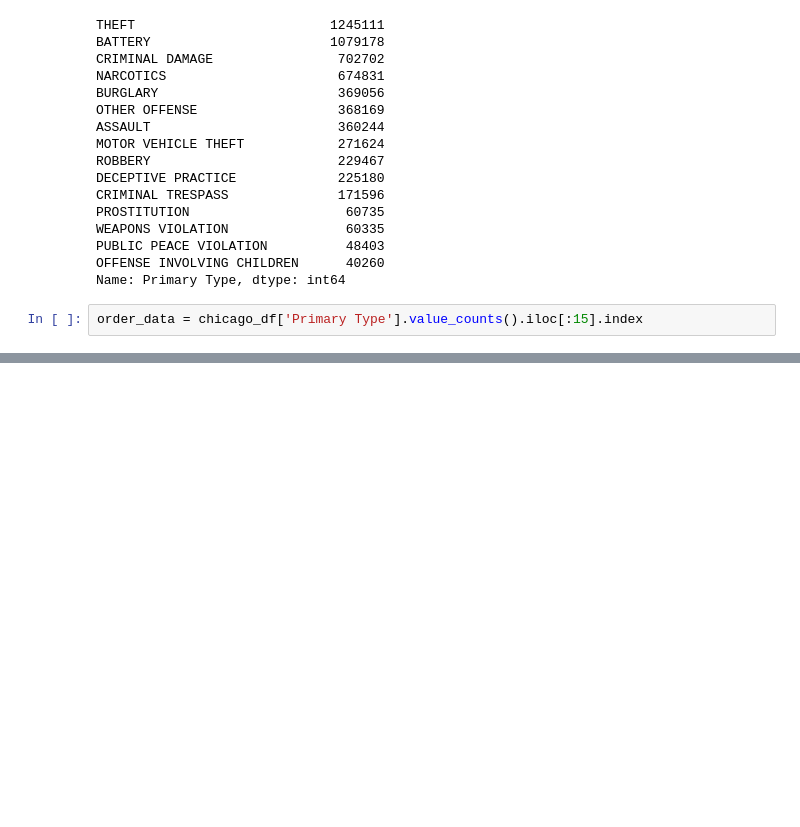
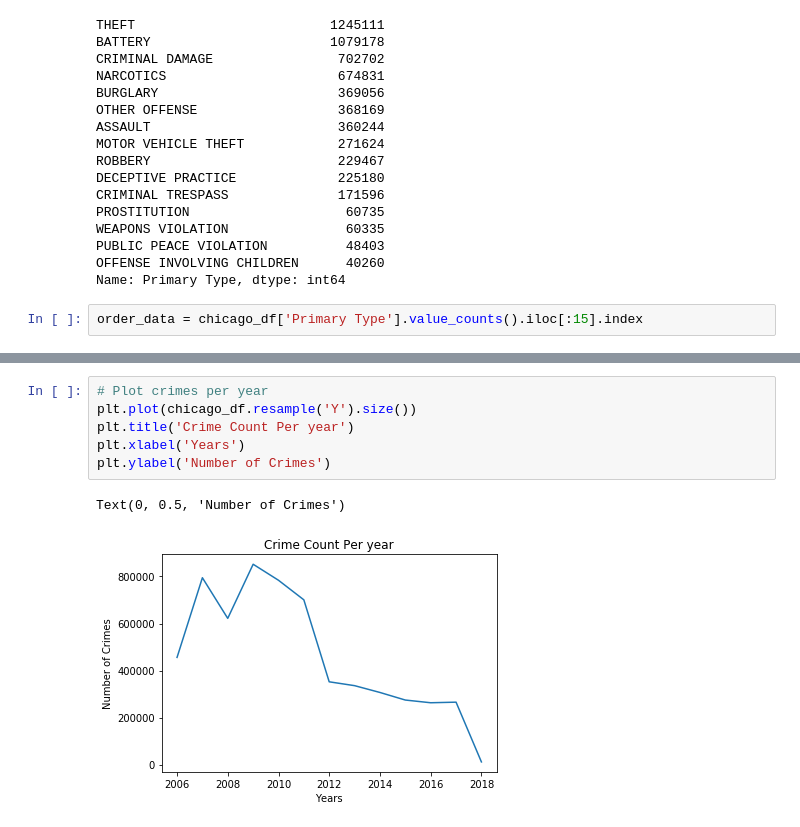
Before and after one commit to sagecodes/chicago-crime-prediction-fbprophet, a Jupyter notebook: chicago-crime-prediction-fbprophet.ipynb, the cells around one changed output, grey strips where cells are left out. Saved outputs shown, nothing was run; the diff lists cells and outputs as text; blank space fills up the shorter version.

```diff
--- a/chicago-crime-prediction-fbprophet.ipynb
+++ b/chicago-crime-prediction-fbprophet.ipynb
@@ -182,0 +213,9 @@ sns.countplot(y = 'Primary Type', data = chicago_df, order = order_data)
+# %%
+# Plot crimes per year
+plt.plot(chicago_df.resample('Y').size())
+plt.title('Crime Count Per year')
+plt.xlabel('Years')
+plt.ylabel('Number of Crimes')
+# %% [output]
+Text(0, 0.5, 'Number of Crimes')
+[figure, added]
```
Also changed, not shown: parts of 13 cells of this notebook.
